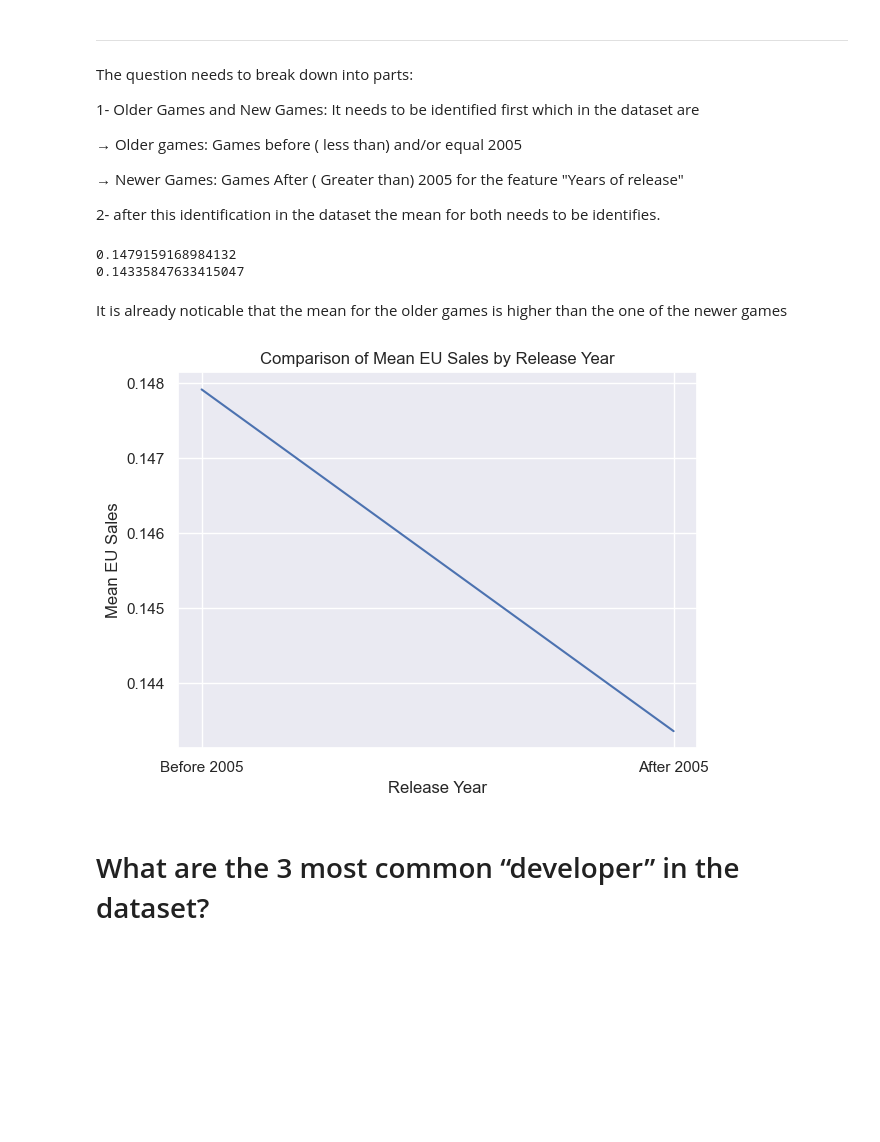
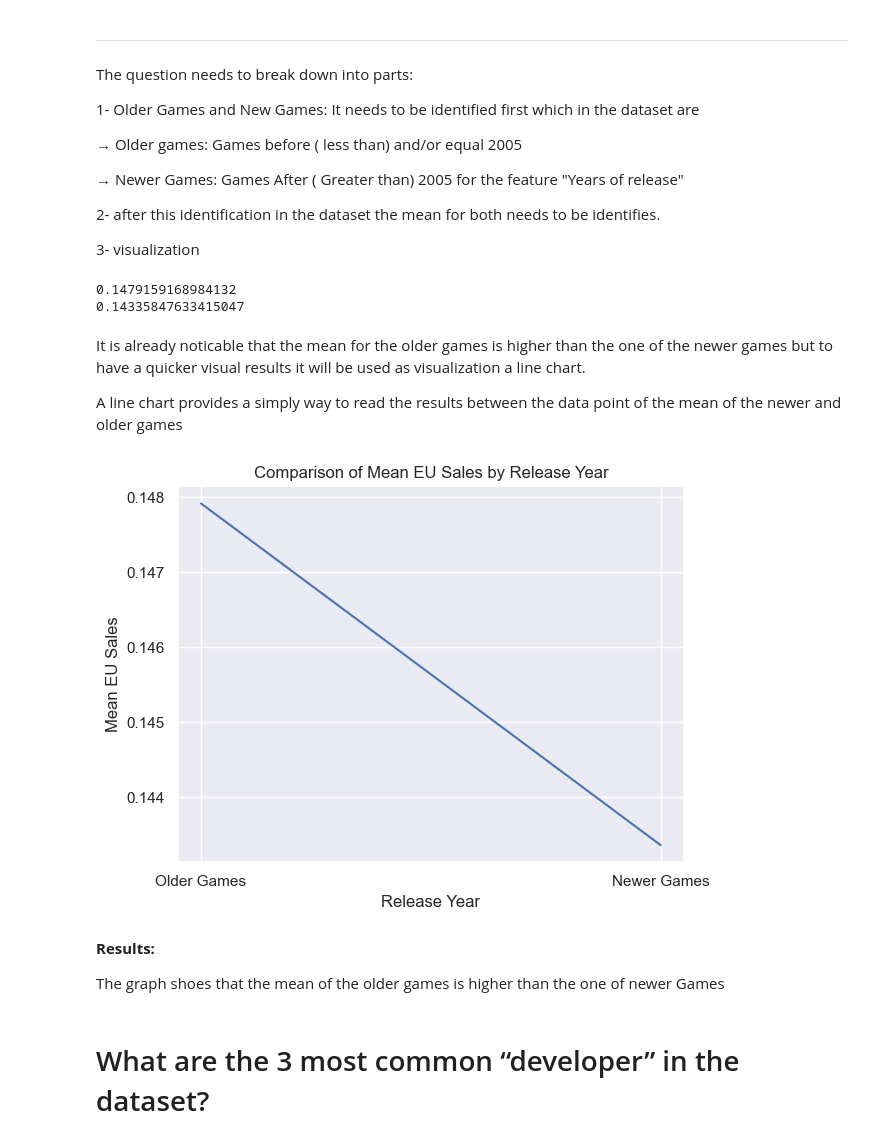
Before and after one commit to Sba23037/CristinaPriolo_DVizHDip_CA1, a Jupyter notebook: CristinaPriolo_DVizHDip_CA1.ipynb, the cells around one changed output. Cells and saved outputs as stored; diff of their text form; code cells hidden in the pictures; blank space fills up the shorter version.

```diff
--- a/CristinaPriolo_DVizHDip_CA1.ipynb
+++ b/CristinaPriolo_DVizHDip_CA1.ipynb
@@ -767,6 +767,8 @@ The question needs to break down into parts:
 &rarr; Newer Games: Games After ( Greater than) 2005 for the feature "Years of release"
 
 2- after this identification in the dataset the mean for both needs to be identifies.
+
+3- visualization
 # %%
 Oldergames_df=df.loc[df["Year_of_Release"]<=2005]
 # %%
@@ -780,19 +782,22 @@ print(Newergames_mean)
 0.1479159168984132
 0.14335847633415047
 # %% [markdown]
-It is already noticable that the mean for the older games is higher than the one of the newer games
+It is already noticable that the mean for the older games is higher than the one of the newer games but to have a quicker visual results it will be used as visualization a line chart.
+
+A line chart provides a simply way to read the results between the data point of the mean of the newer and older games
 # %%
-data = {'Release Year': ['Before 2005', 'After 2005'], 'Mean EU Sales': [Oldergames_mean, Newergames_mean]}  # Dictionary with data
-
-sns.lineplot(x='Release Year', y='Mean EU Sales', data=data)  # Use data argument with dictionary
-
+data = {'Release Year': ['Older Games', 'Newer Games'], 'Mean EU Sales': [Oldergames_mean, Newergames_mean]}
+sns.lineplot(x='Release Year', y='Mean EU Sales', data=data)
 plt.title('Comparison of Mean EU Sales by Release Year')
 plt.grid(True)
 plt.tight_layout()
-
 plt.show()
 # %% [output]
-[figure, old version]
+[figure, new version]
+# %% [markdown]
+**Results:**
+
+The graph shoes that the mean of the older games is higher than the one of newer Games
 # %% [markdown]
 # What are the 3 most common “developer” in the dataset?
 # %% [markdown]
```
Also changed, not shown: parts of 34 cells of this notebook.
